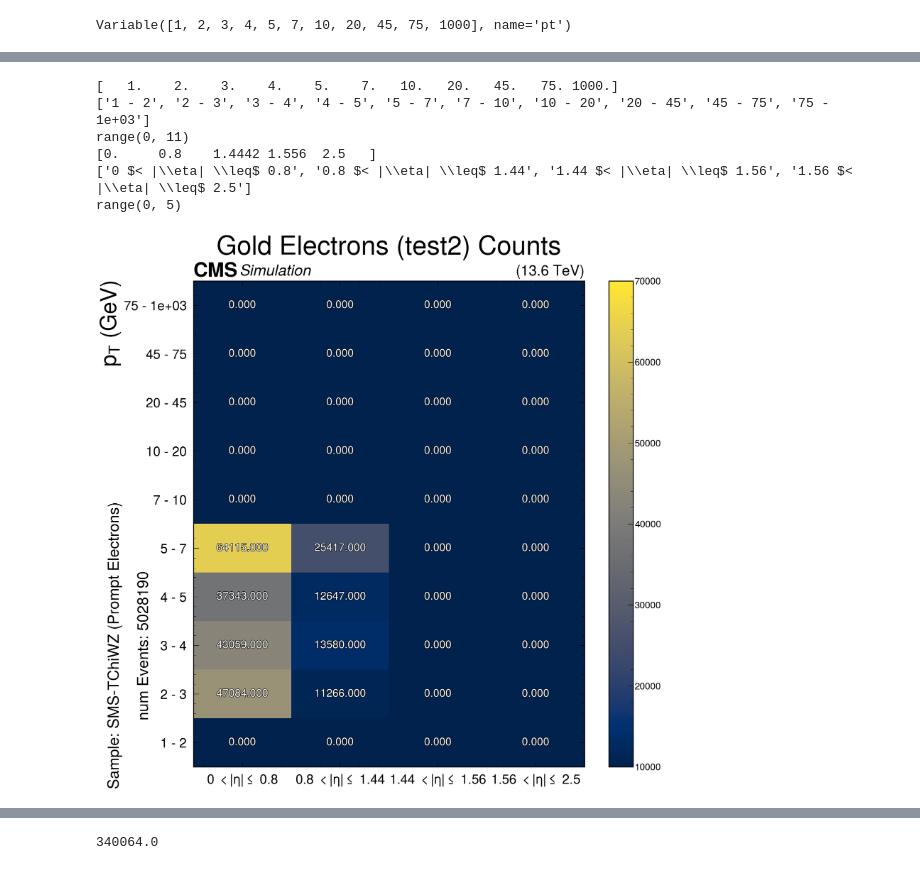
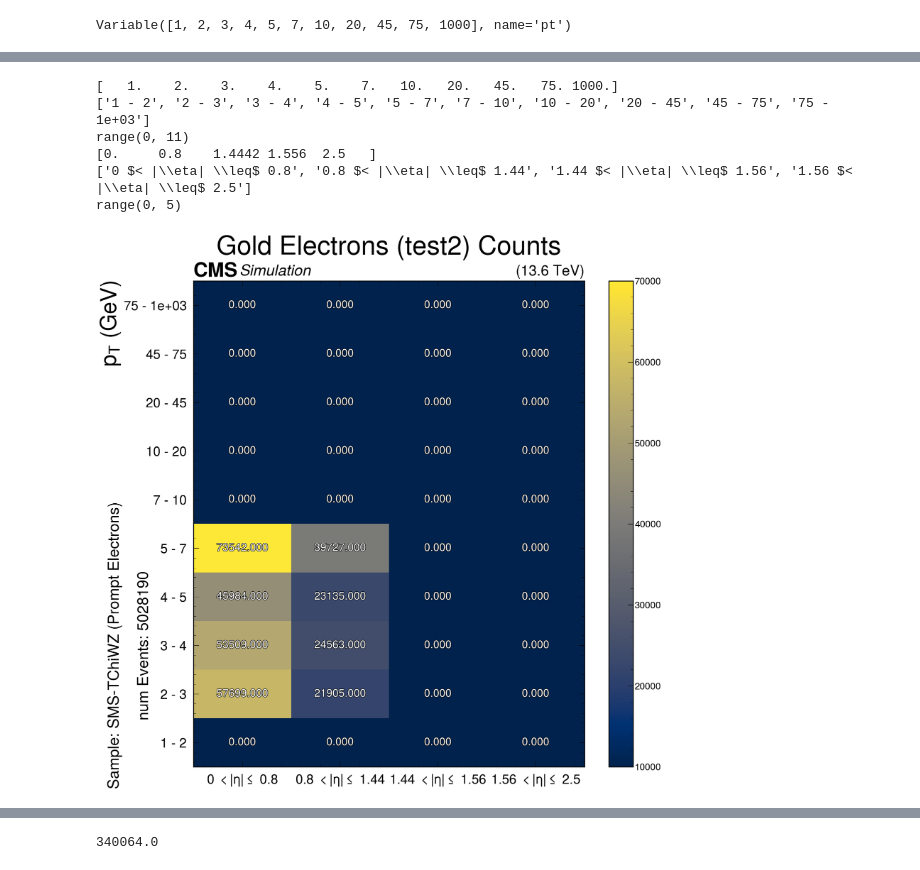
Before and after one commit to derekgrove/dwg_experimental, a Jupyter notebook: notebooks/new_AN_plots/analyze_hists_lpte_UL.ipynb, the cells around one changed output, grey strips where cells are left out. Saved outputs shown, nothing was run; the diff lists cells and outputs as text; code cells hidden in the pictures.

```diff
--- a/notebooks/new_AN_plots/analyze_hists_lpte_UL.ipynb
+++ b/notebooks/new_AN_plots/analyze_hists_lpte_UL.ipynb
@@ -820,24 +857,24 @@ def plot_eta_pt_counts(
     plt.savefig(f"plots/{save_name}", bbox_inches="tight")
     plt.show()
 # %%
-signal_gold = results[list(results.keys())[0]]['lpte_dict']['pt_eta_hist'][:,:, 10j, 3j]
+signal_gold = results[list(results.keys())[0]]['lpte_dict']['pt_eta_hist'].integrate("qual_tag", [1j,2j,3,])[:,:, 10j]
 
 plot_eta_pt_counts(
     signal_gold,
     title="Gold Electrons (test2)",
     source="(Prompt Electrons)",
     sample_name=list(results.keys())[0][:10],
     save_name="test2_counts_TChiWZ_prompt",
     color="cividis",
     vmin=10000, vmax=70000,
     event_count=results[list(results.keys())[0]]['total_entries']
 )
 # %% [output]
 [   1.    2.    3.    4.    5.    7.   10.   20.   45.   75. 1000.]
 ['1 - 2', '2 - 3', '3 - 4', '4 - 5', '5 - 7', '7 - 10', '10 - 20', '20 - 45', '45 - 75', '75 - 1e+03']
 range(0, 11)
 [0.     0.8    1.4442 1.556  2.5   ]
 ['0 $< |\\eta| \\leq$ 0.8', '0.8 $< |\\eta| \\leq$ 1.44', '1.44 $< |\\eta| \\leq$ 1.56', '1.56 $< |\\eta| \\leq$ 2.5']
 range(0, 5)
-[figure, old version]
+[figure, new version]
 # %%
```
Also changed, not shown: parts of 12 cells of this notebook, 25 other files.
